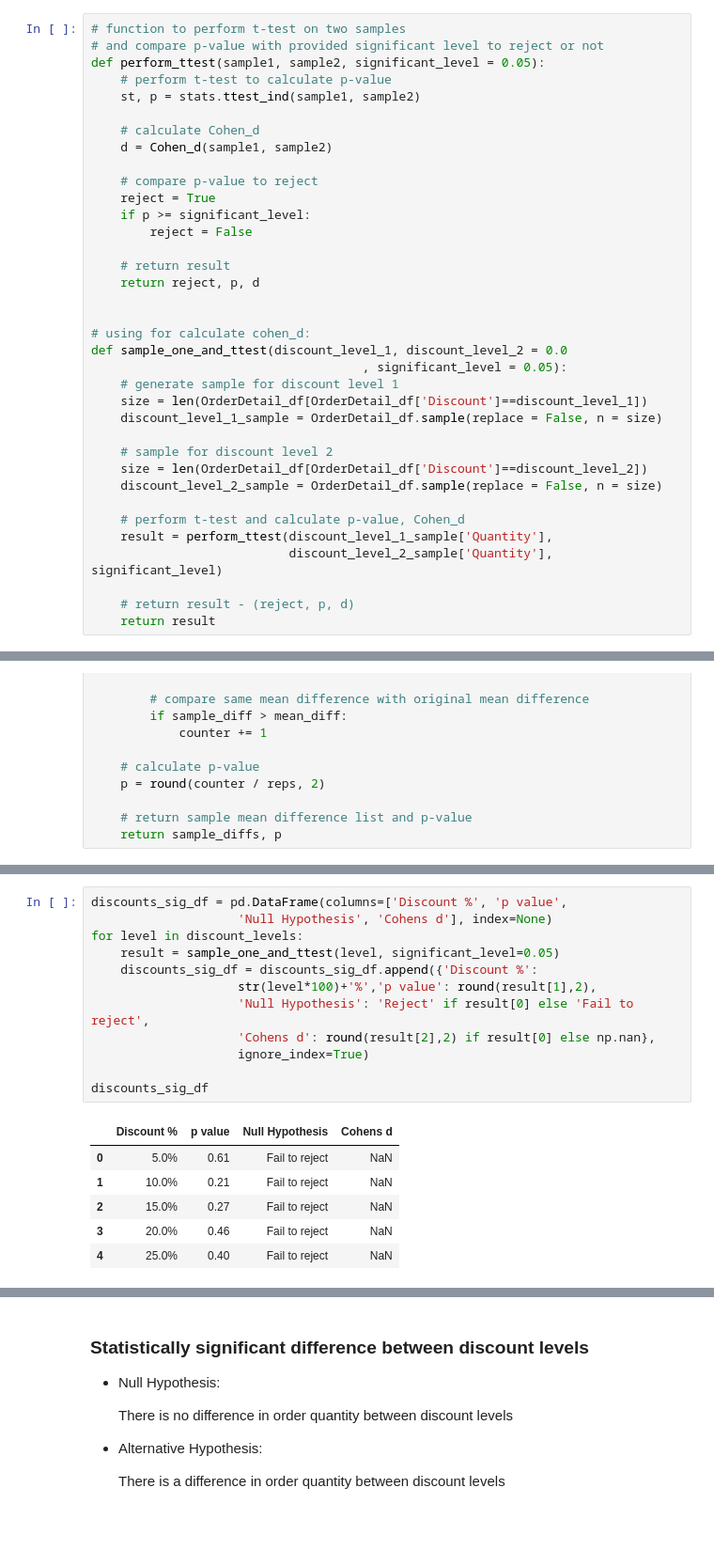
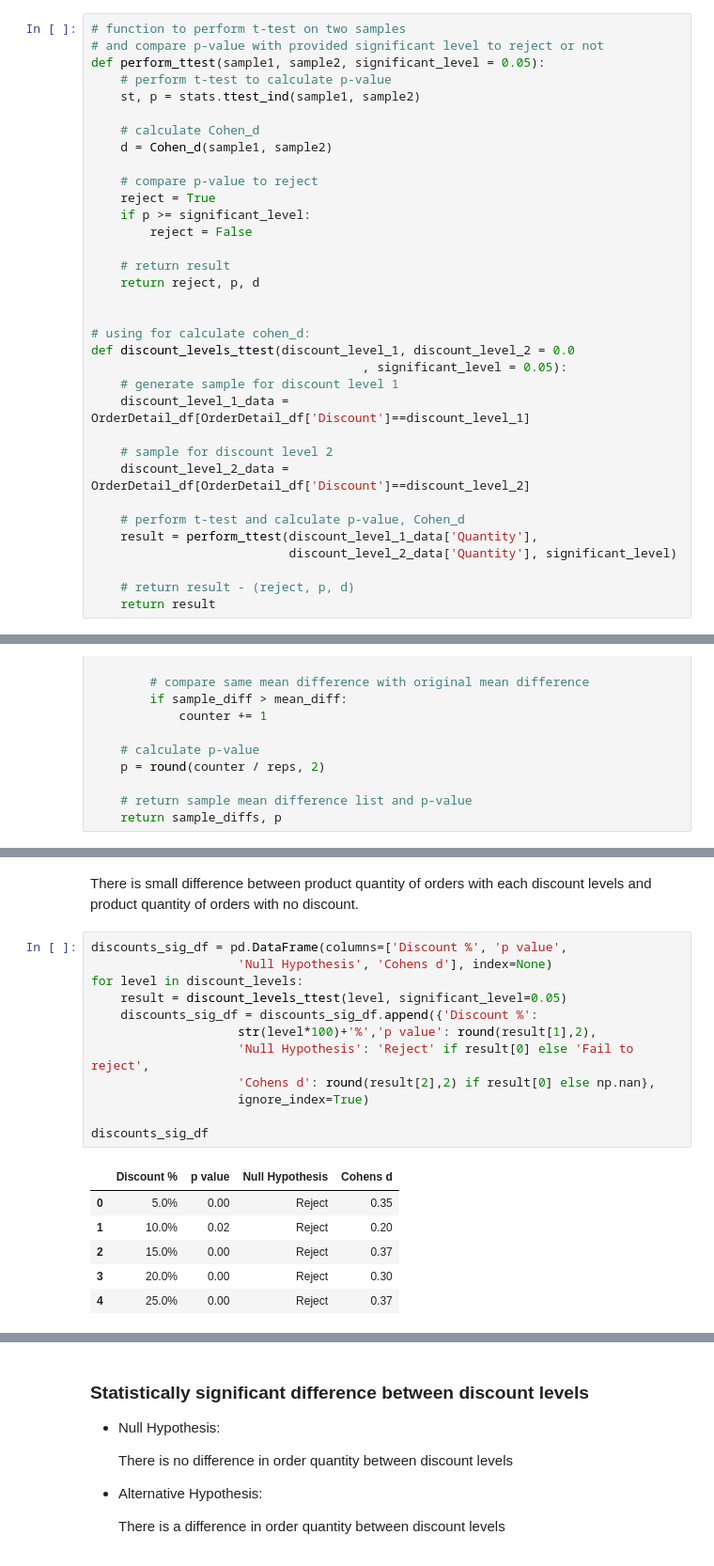
Before and after one commit to MaiaNgo/ds-mod3-project, a Jupyter notebook: Northwind.ipynb, the cells around one changed output, grey strips where cells are left out. Shown at 94% size. Drawn from its saved outputs; the diff is of its cells as text; blank space fills up the shorter version.

```diff
--- a/Northwind.ipynb
+++ b/Northwind.ipynb
@@ -611,19 +612,17 @@ def perform_ttest(sample1, sample2, significant_level = 0.05):
 
 
 # using for calculate cohen_d:
-def sample_one_and_ttest(discount_level_1, discount_level_2 = 0.0
+def discount_levels_ttest(discount_level_1, discount_level_2 = 0.0
                                      , significant_level = 0.05):
     # generate sample for discount level 1
-    size = len(OrderDetail_df[OrderDetail_df['Discount']==discount_level_1])
-    discount_level_1_sample = OrderDetail_df.sample(replace = False, n = size)
+    discount_level_1_data = OrderDetail_df[OrderDetail_df['Discount']==discount_level_1]
 
     # sample for discount level 2
-    size = len(OrderDetail_df[OrderDetail_df['Discount']==discount_level_2])
-    discount_level_2_sample = OrderDetail_df.sample(replace = False, n = size)
+    discount_level_2_data = OrderDetail_df[OrderDetail_df['Discount']==discount_level_2]
 
     # perform t-test and calculate p-value, Cohen_d
-    result = perform_ttest(discount_level_1_sample['Quantity'],
-                           discount_level_2_sample['Quantity'], significant_level)
+    result = perform_ttest(discount_level_1_data['Quantity'],
+                           discount_level_2_data['Quantity'], significant_level)
 
     # return result - (reject, p, d)
     return result
@@ -682,19 +681,21 @@ p-value: 0.0
+# %% [markdown]
+There is small difference between product quantity of orders with each discount levels and product quantity of orders with no discount.
 # %%
 discounts_sig_df = pd.DataFrame(columns=['Discount %', 'p value',
                     'Null Hypothesis', 'Cohens d'], index=None)
 for level in discount_levels:
-    result = sample_one_and_ttest(level, significant_level=0.05)
+    result = discount_levels_ttest(level, significant_level=0.05)
     discounts_sig_df = discounts_sig_df.append({'Discount %':
                     str(level*100)+'%','p value': round(result[1],2),
                     'Null Hypothesis': 'Reject' if result[0] else 'Fail to reject',
                     'Cohens d': round(result[2],2) if result[0] else np.nan},
                     ignore_index=True)
 
 discounts_sig_df
 # %% [output]
 |  | Discount % | p value | Null Hypothesis | Cohens d |
-| 0 | 5.0% | 0.61 | Fail to reject | NaN |
-| 1 | 10.0% | 0.21 | Fail to reject | NaN |
-| 2 | 15.0% | 0.27 | Fail to reject | NaN |
-| 3 | 20.0% | 0.46 | Fail to reject | NaN |
-| 4 | 25.0% | 0.40 | Fail to reject | NaN |
+| 0 | 5.0% | 0.00 | Reject | 0.35 |
+| 1 | 10.0% | 0.02 | Reject | 0.20 |
+| 2 | 15.0% | 0.00 | Reject | 0.37 |
+| 3 | 20.0% | 0.00 | Reject | 0.30 |
+| 4 | 25.0% | 0.00 | Reject | 0.37 |
```
Also changed, not shown: parts of 13 cells of this notebook.
